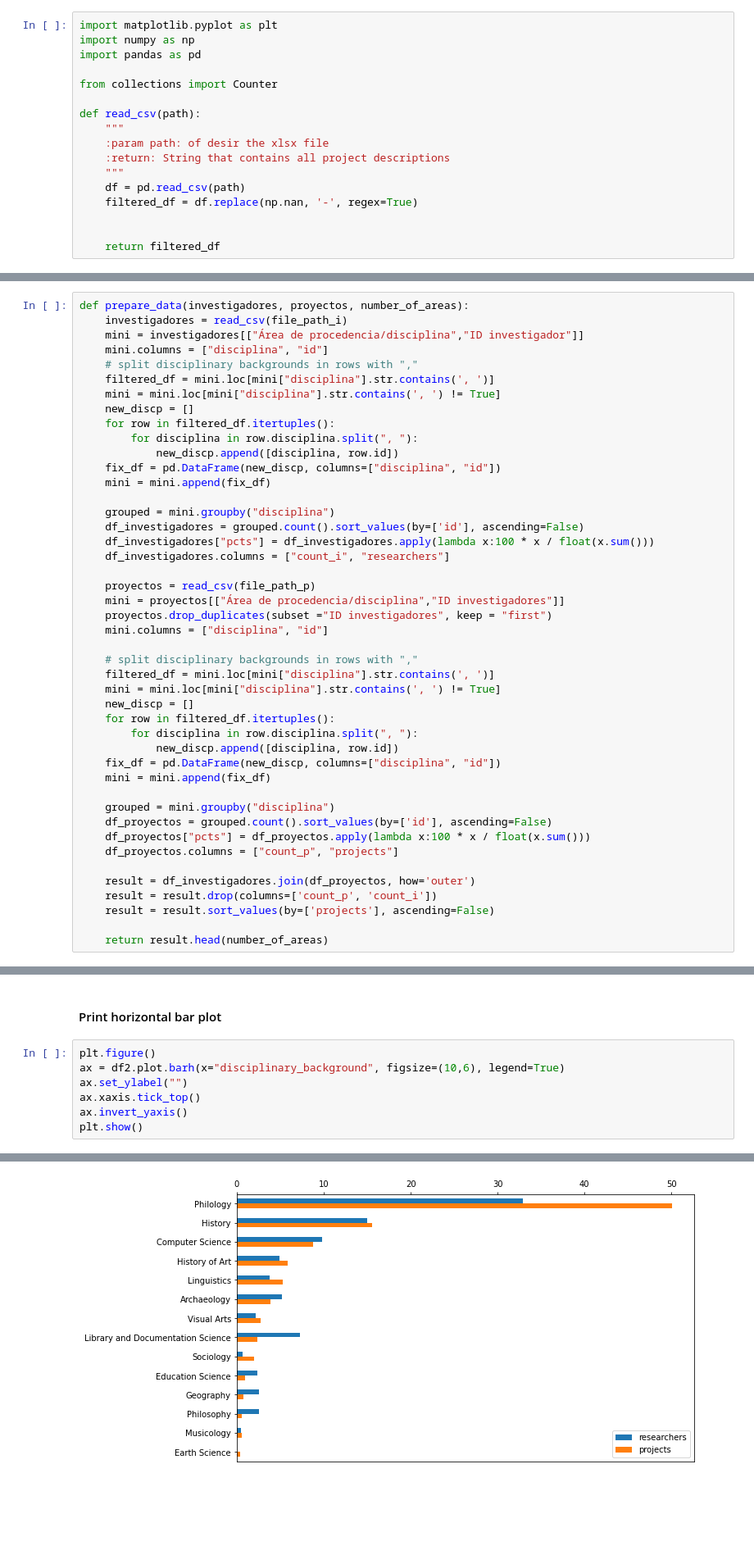
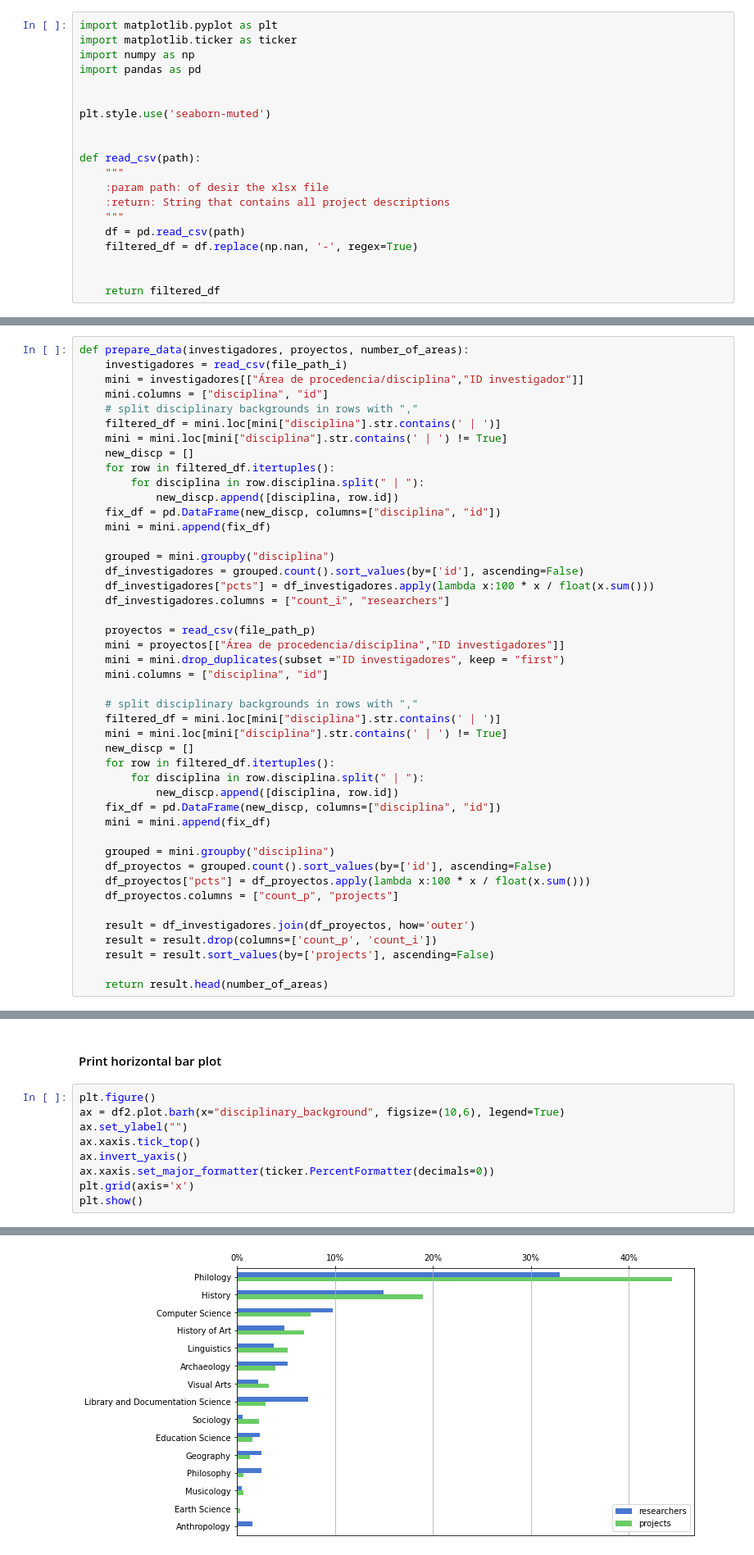
Before and after one commit to linhd-postdata/desir, a Jupyter notebook: Fig05. disciplinary backgrounds of researchers and projects .ipynb, the cells around one changed output, grey strips where cells are left out. Shown at 82% size. Drawn from its saved outputs; the diff is of its cells as text; blank space fills up the shorter version.

```diff
--- a/Fig05. disciplinary backgrounds of researchers and projects .ipynb
+++ b/Fig05. disciplinary backgrounds of researchers and projects .ipynb
@@ -4,10 +4,13 @@
 #### Import libraries
 # %%
 import matplotlib.pyplot as plt
+import matplotlib.ticker as ticker
 import numpy as np
 import pandas as pd
 
-from collections import Counter
+
+plt.style.use('seaborn-muted')
+
 
 def read_csv(path):
     """
@@ -32,11 +35,11 @@ def prepare_data(investigadores, proyectos, number_of_areas):
     mini = investigadores[["Área de procedencia/disciplina","ID investigador"]]
     mini.columns = ["disciplina", "id"]
     # split disciplinary backgrounds in rows with ","
-    filtered_df = mini.loc[mini["disciplina"].str.contains(', ')]
-    mini = mini.loc[mini["disciplina"].str.contains(', ') != True]
+    filtered_df = mini.loc[mini["disciplina"].str.contains(' | ')]
+    mini = mini.loc[mini["disciplina"].str.contains(' | ') != True]
     new_discp = []
     for row in filtered_df.itertuples():
-        for disciplina in row.disciplina.split(", "):
+        for disciplina in row.disciplina.split(" | "):
             new_discp.append([disciplina, row.id])
     fix_df = pd.DataFrame(new_discp, columns=["disciplina", "id"])
     mini = mini.append(fix_df)
@@ -48,15 +51,15 @@ def prepare_data(investigadores, proyectos, number_of_areas):
 
     proyectos = read_csv(file_path_p)
     mini = proyectos[["Área de procedencia/disciplina","ID investigadores"]]
-    proyectos.drop_duplicates(subset ="ID investigadores", keep = "first")
+    mini = mini.drop_duplicates(subset ="ID investigadores", keep = "first")
     mini.columns = ["disciplina", "id"]
 
     # split disciplinary backgrounds in rows with ","
-    filtered_df = mini.loc[mini["disciplina"].str.contains(', ')]
-    mini = mini.loc[mini["disciplina"].str.contains(', ') != True]
+    filtered_df = mini.loc[mini["disciplina"].str.contains(' | ')]
+    mini = mini.loc[mini["disciplina"].str.contains(' | ') != True]
     new_discp = []
     for row in filtered_df.itertuples():
-        for disciplina in row.disciplina.split(", "):
+        for disciplina in row.disciplina.split(" | "):
             new_discp.append([disciplina, row.id])
     fix_df = pd.DataFrame(new_discp, columns=["disciplina", "id"])
     mini = mini.append(fix_df)
@@ -93,10 +96,12 @@ df2 = translate(df2, "disciplina", "disciplinas")
 # %%
 plt.figure()
 ax = df2.plot.barh(x="disciplinary_background", figsize=(10,6), legend=True)
 ax.set_ylabel("")
 ax.xaxis.tick_top()
 ax.invert_yaxis()
+ax.xaxis.set_major_formatter(ticker.PercentFormatter(decimals=0))
+plt.grid(axis='x')
 plt.show()
 # %% [output]
 <Figure size 432x288 with 0 Axes>
-[figure, old version]
+[figure, new version]
```
Also changed, not shown: 4 other files.
